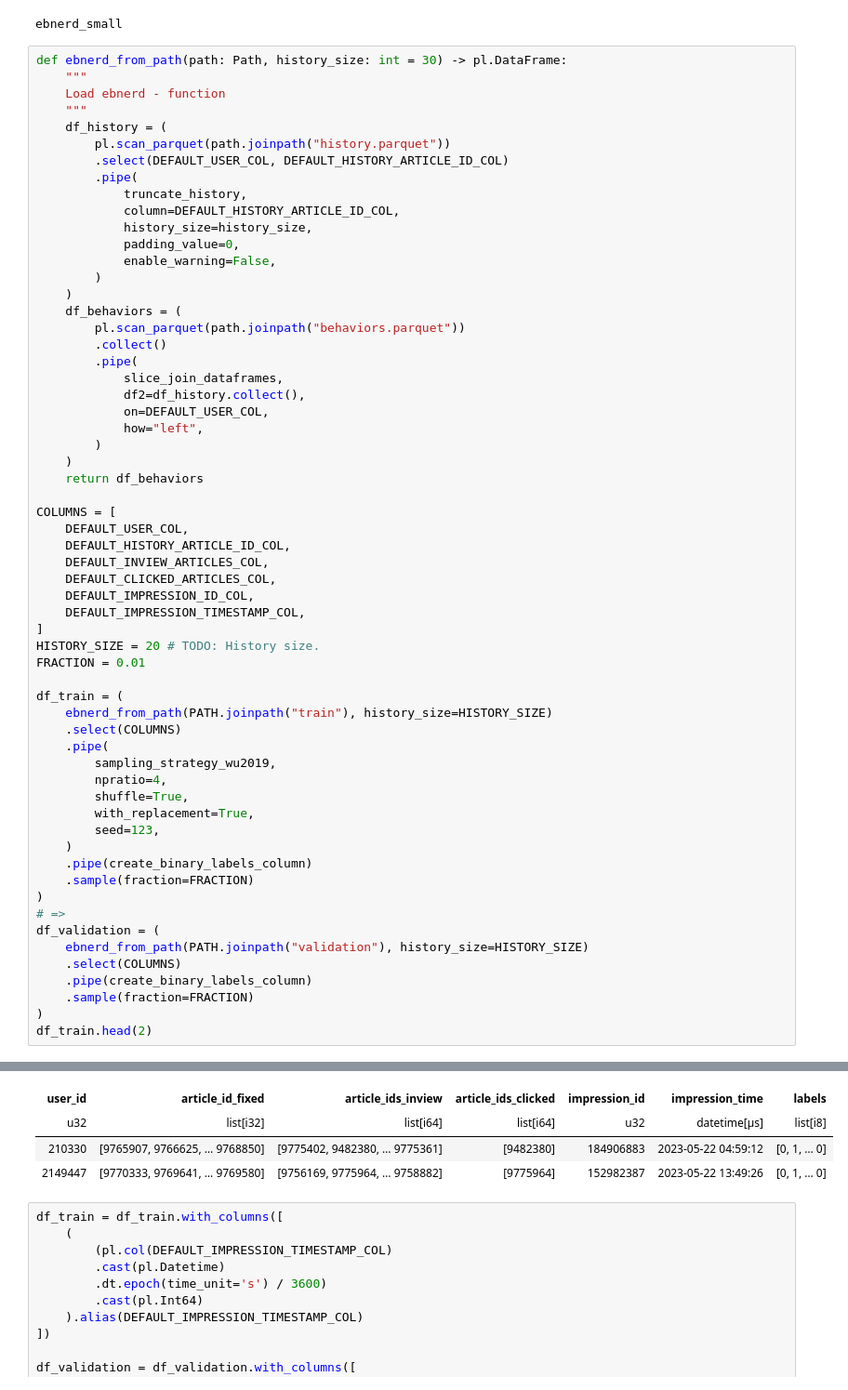
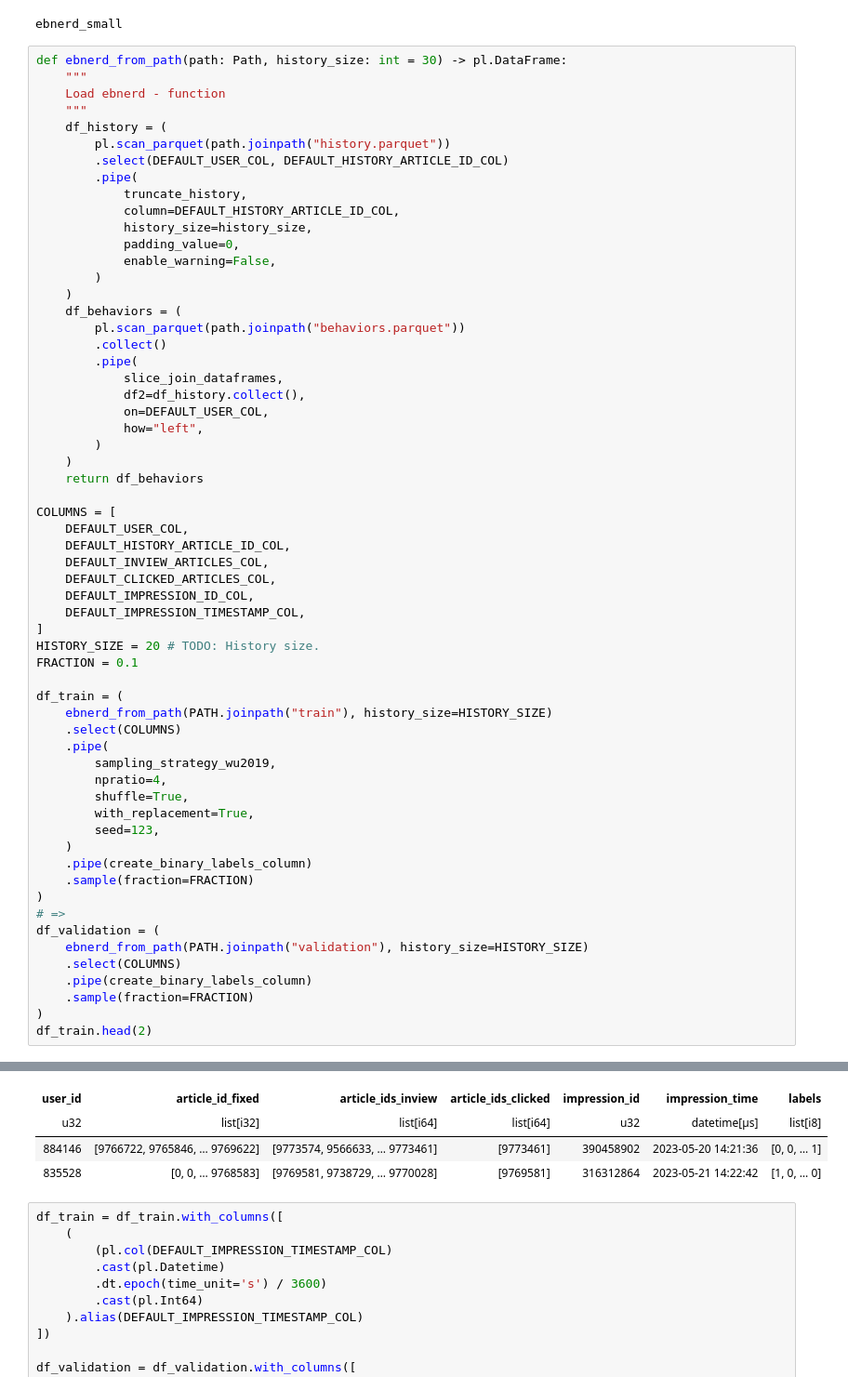
Before and after one commit to Gustavclausen1804/Deeplearning-RecSys-Challenge-2024, a Jupyter notebook: docvec.ipynb, the cells around one changed output, grey strips where cells are left out. Shown at 93% size. Saved outputs shown, nothing was run; the diff lists cells and outputs as text.

```diff
--- a/docvec.ipynb
+++ b/docvec.ipynb
@@ -120,36 +120,36 @@ COLUMNS = [
     DEFAULT_IMPRESSION_ID_COL,
     DEFAULT_IMPRESSION_TIMESTAMP_COL,
 ]
 HISTORY_SIZE = 20 # TODO: History size.
-FRACTION = 0.01
+FRACTION = 0.1
 
 df_train = (
     ebnerd_from_path(PATH.joinpath("train"), history_size=HISTORY_SIZE)
     .select(COLUMNS)
     .pipe(
         sampling_strategy_wu2019,
         npratio=4,
         shuffle=True,
         with_replacement=True,
         seed=123,
     )
     .pipe(create_binary_labels_column)
     .sample(fraction=FRACTION)
 )
 # =>
 df_validation = (
     ebnerd_from_path(PATH.joinpath("validation"), history_size=HISTORY_SIZE)
     .select(COLUMNS)
     .pipe(create_binary_labels_column)
     .sample(fraction=FRACTION)
 )
 df_train.head(2)
 # %% [output]
 shape: (2, 7)
 | user_id | article_id_fixed | article_ids_inview | article_ids_clicked | impression_id | impression_time | labels |
 | u32 | list[i32] | list[i64] | list[i64] | u32 | datetime[μs] | list[i8] |
-| 210330 | [9765907, 9766625, … 9768850] | [9775402, 9482380, … 9775361] | [9482380] | 184906883 | 2023-05-22 04:59:12 | [0, 1, … 0] |
-| 2149447 | [9770333, 9769641, … 9769580] | [9756169, 9775964, … 9758882] | [9775964] | 152982387 | 2023-05-22 13:49:26 | [0, 1, … 0] |
+| 884146 | [9766722, 9765846, … 9769622] | [9773574, 9566633, … 9773461] | [9773461] | 390458902 | 2023-05-20 14:21:36 | [0, 0, … 1] |
+| 835528 | [0, 0, … 9768583] | [9769581, 9738729, … 9770028] | [9769581] | 316312864 | 2023-05-21 14:22:42 | [1, 0, … 0] |
 # %%
 df_train = df_train.with_columns([
     (
```
Also changed, not shown: parts of 16 cells of this notebook, 2 other files.
